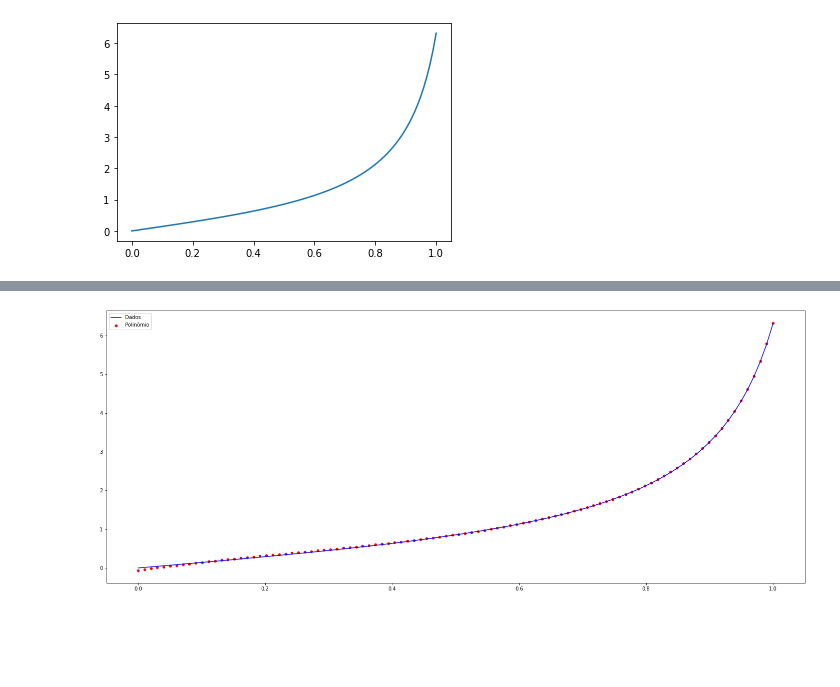
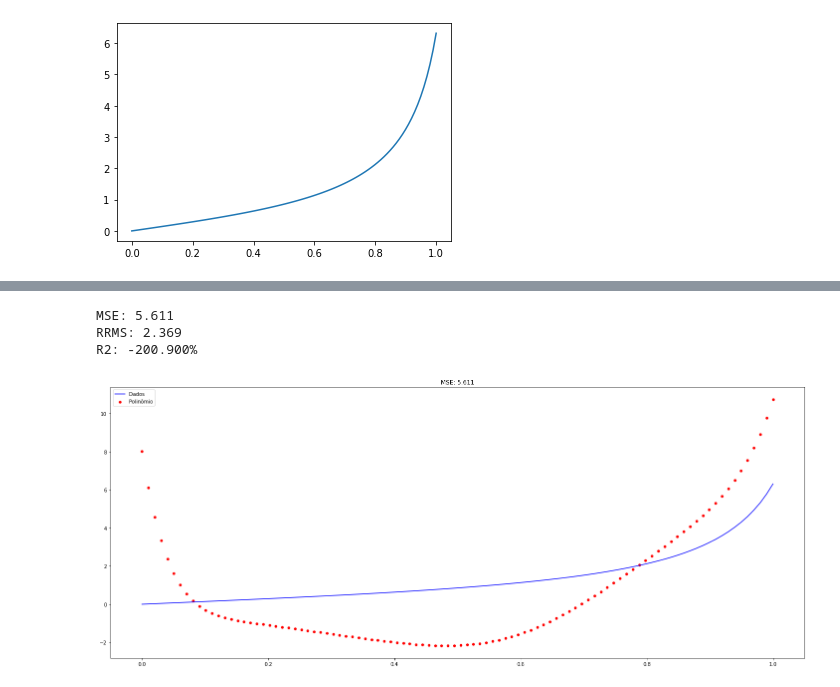
Before and after one commit to CaioMizerkowski/controle_avancado, a Jupyter notebook: TE980/aula_02.ipynb, the cells around one changed output, grey strips where cells are left out. Drawn from its saved outputs; the diff is of its cells as text; code cells hidden in the pictures; blank space fills up the shorter version.

```diff
--- a/TE980/aula_02.ipynb
+++ b/TE980/aula_02.ipynb
@@ -86,5 +86,5 @@ def lsqrt_polinomial(n, u, y):
     y_hat = np.sum(M*theta.T,axis=1)
     return y_hat
 # %%
-n = 12
+n = 25
 y_hat = lsqrt_polinomial(n, u, y)
@@ -93,6 +99,22 @@ y_hat = lsqrt_polinomial(n, u, y)
+# %%
+amostras = y.size
+MSE = np.sum((y-y_hat)**2)/amostras
+RRMS = np.sqrt(MSE)
+y_avg = np.average(y)
+R2 = 1-np.sum((y-y_hat)**2)/np.sum((y-y_avg)**2)
+print(f'MSE: {MSE:0.3f}')
+print(f'RRMS: {RRMS:0.3f}')
+print(f'R2: {R2*100:0.3f}%')
+# %% [output]
+MSE: 5.611
+RRMS: 2.369
+R2: -200.900%
 # %%
-plt.figure(figsize = (25,10))
-sb.lineplot(x=u,y=y,color='blue',label='Dados');
-sb.scatterplot(x=u,y=y_hat,color='red',label='Polinômio');
+plt.figure(figsize=(25,10))
+sb.lineplot(x=u,y=y,color='blue',label='Dados')
+sb.scatterplot(x=u,y=y_hat,color='red',label='Polinômio')
+plt.title(f'MSE: {MSE:0.3f}')
+plt.show()
+plt.close()
 # %% [output]
-[figure, old version]
+[figure, new version]
```
Also changed, not shown: parts of 6 cells of this notebook, 5 other files.
